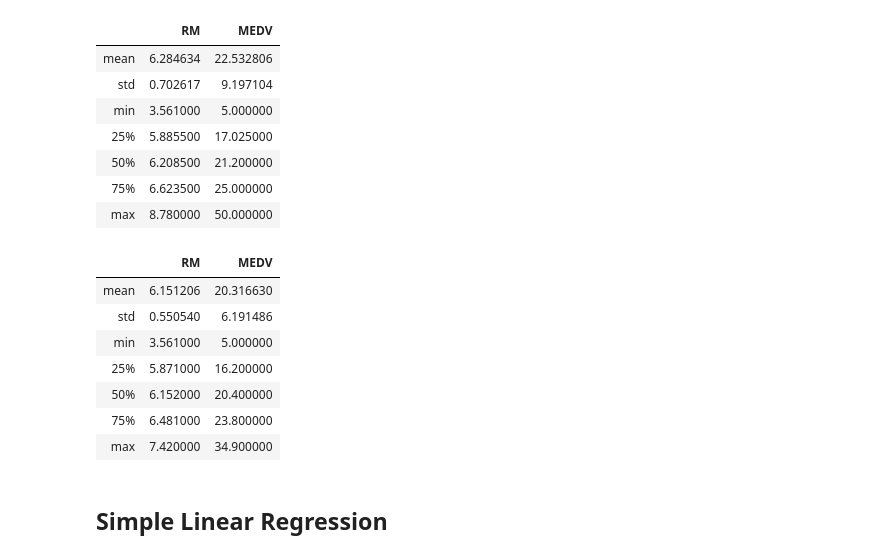
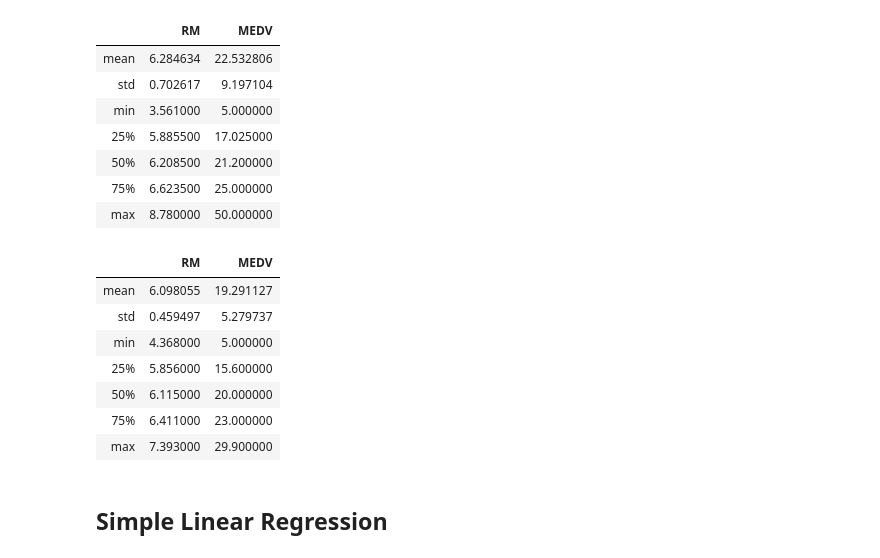
Before and after one commit to mhakan20/Linear-Regression-Analysis, a Jupyter notebook: LinearRegAnalysis.ipynb, the cells around one changed output. Saved outputs shown, nothing was run; the diff lists cells and outputs as text; code cells hidden in the pictures.

```diff
--- a/LinearRegAnalysis.ipynb
+++ b/LinearRegAnalysis.ipynb
@@ -72,18 +72,19 @@ ds[['RM', 'MEDV']].describe()[1:]
 # %%
 #75% of values of RM are less than 6.28 and 75% of values are less than 25 while max values are 8.78 and 50
 #removed outliers
 ds = ds[ds.RM < 7.5]
-ds = ds[ds.MEDV < 35]
+ds = ds[ds.MEDV < 30]
+ds = ds[ds.RM > 4.35]
 ds[['RM', 'MEDV']].describe()[1:]
 # %% [output]
 |  | RM | MEDV |
-| mean | 6.151206 | 20.316630 |
-| std | 0.550540 | 6.191486 |
-| min | 3.561000 | 5.000000 |
-| 25% | 5.871000 | 16.200000 |
-| 50% | 6.152000 | 20.400000 |
-| 75% | 6.481000 | 23.800000 |
-| max | 7.420000 | 34.900000 |
+| mean | 6.098055 | 19.291127 |
+| std | 0.459497 | 5.279737 |
+| min | 4.368000 | 5.000000 |
+| 25% | 5.856000 | 15.600000 |
+| 50% | 6.115000 | 20.000000 |
+| 75% | 6.411000 | 23.000000 |
+| max | 7.393000 | 29.900000 |
 # %% [markdown]
 ## Simple Linear Regression
 # %% [markdown]
```
Also changed, not shown: parts of 10 cells of this notebook.
